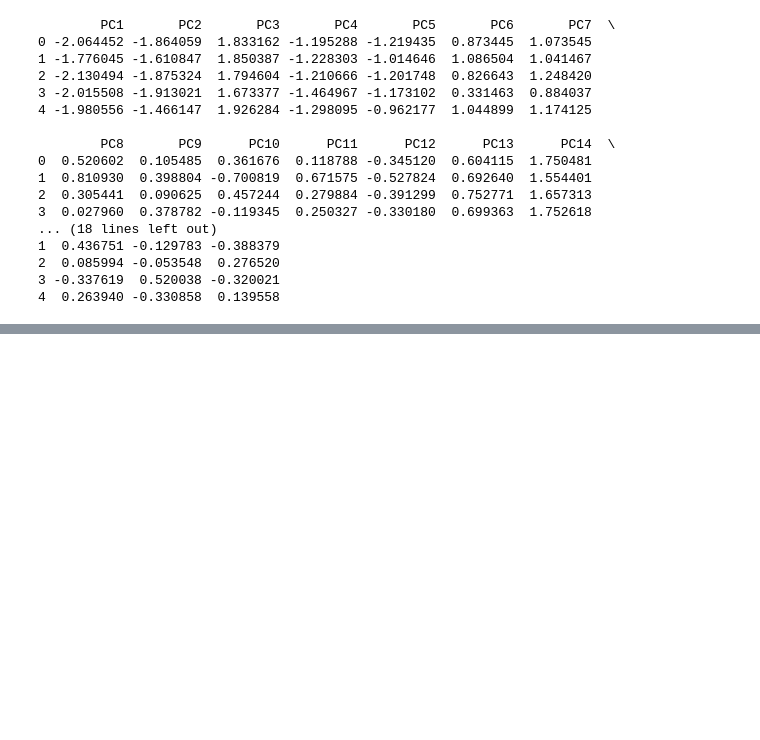
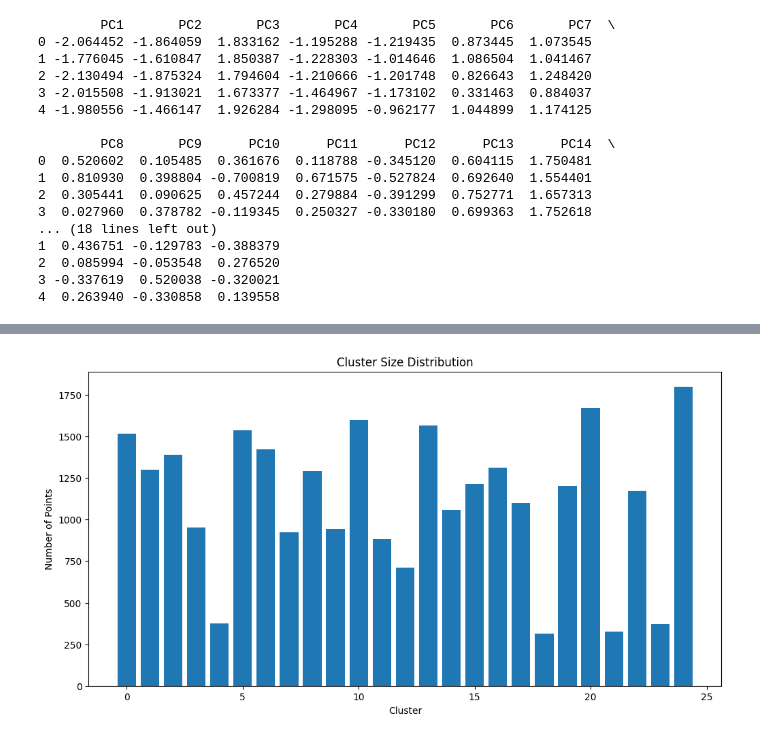
Before and after one commit to ebeltyukova/PCA_for_Spotify_Recs, a Jupyter notebook: cogs-118b.ipynb, the cells around one changed output, grey strips where cells are left out. Cells and saved outputs as stored; diff of their text form; code cells hidden in the pictures; blank space fills up the shorter version.

Commit message:
made new_data and k means

```diff
--- a/cogs-118b.ipynb
+++ b/cogs-118b.ipynb
@@ -365,0 +451,4 @@ print(pca_reduced_df.head())
+# %%
+n_clusters = 25
+kmeans = KMeans(n_clusters=n_clusters, init='k-means++', random_state=42) # n_init=10
+cluster_labels = kmeans.fit_predict(pca_reduced_df)
@@ -365,0 +461,13 @@ print(pca_reduced_df.head())
+# %%
+cluster_sizes = np.bincount(cluster_labels)
+for i, size in enumerate(cluster_sizes):
+    print(f"Cluster {i}: {size} points")
+
+# Cluster centers
+cluster_centers = kmeans.cluster_centers_
+""" print("\nCluster Centers:")
+print(cluster_centers)
+ """
+# Silhouette score (to evaluate clustering quality)
+silhouette_avg = silhouette_score(pca_reduced_df.iloc[:, :31], cluster_labels)
+print(f"\nSilhouette Score: {silhouette_avg}")
@@ -365,0 +492,11 @@ print(pca_reduced_df.head())
+# %%
+import matplotlib.pyplot as plt
+
+plt.figure(figsize=(12, 6))
+plt.bar(range(n_clusters), cluster_sizes)
+plt.title('Cluster Size Distribution')
+plt.xlabel('Cluster')
+plt.ylabel('Number of Points')
+plt.show()
+# %% [output]
+[figure, added]
```
Also changed, not shown: parts of 21 cells of this notebook.
